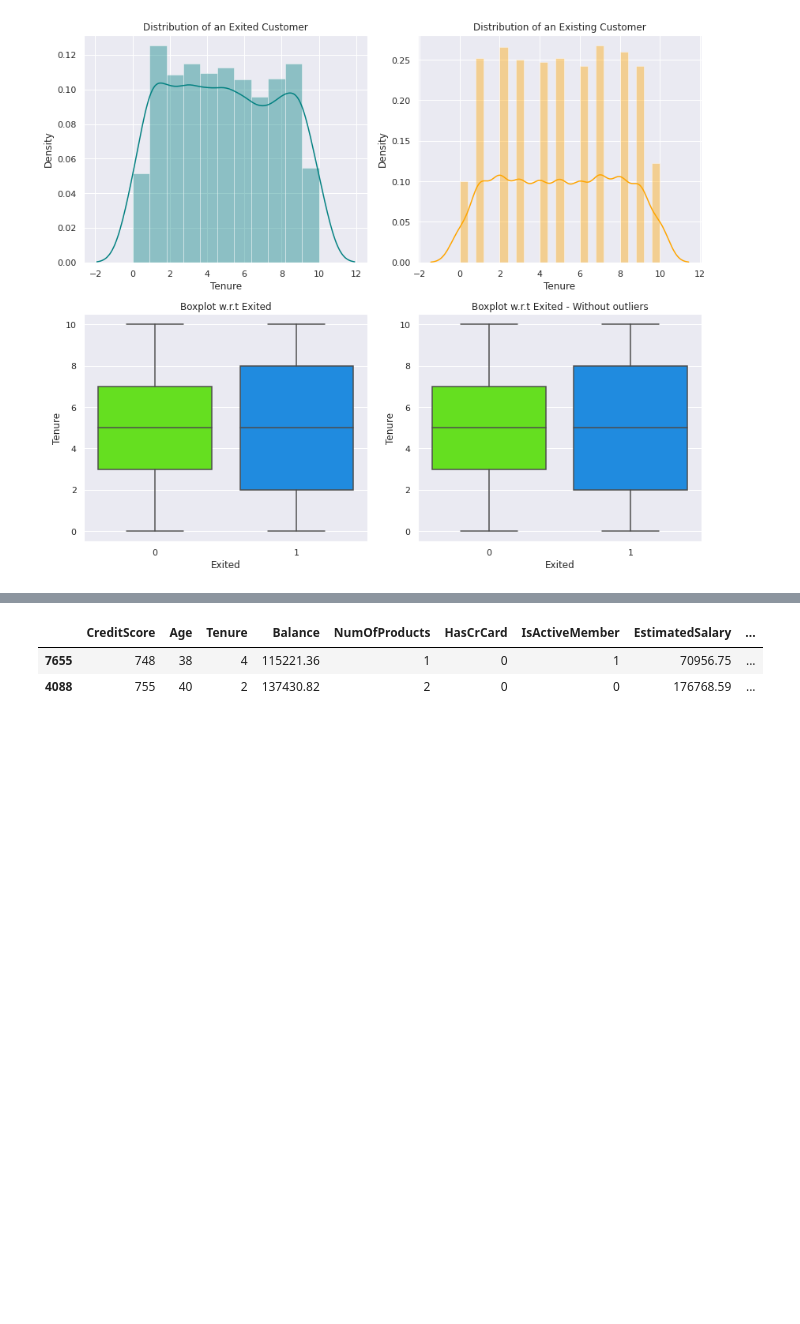
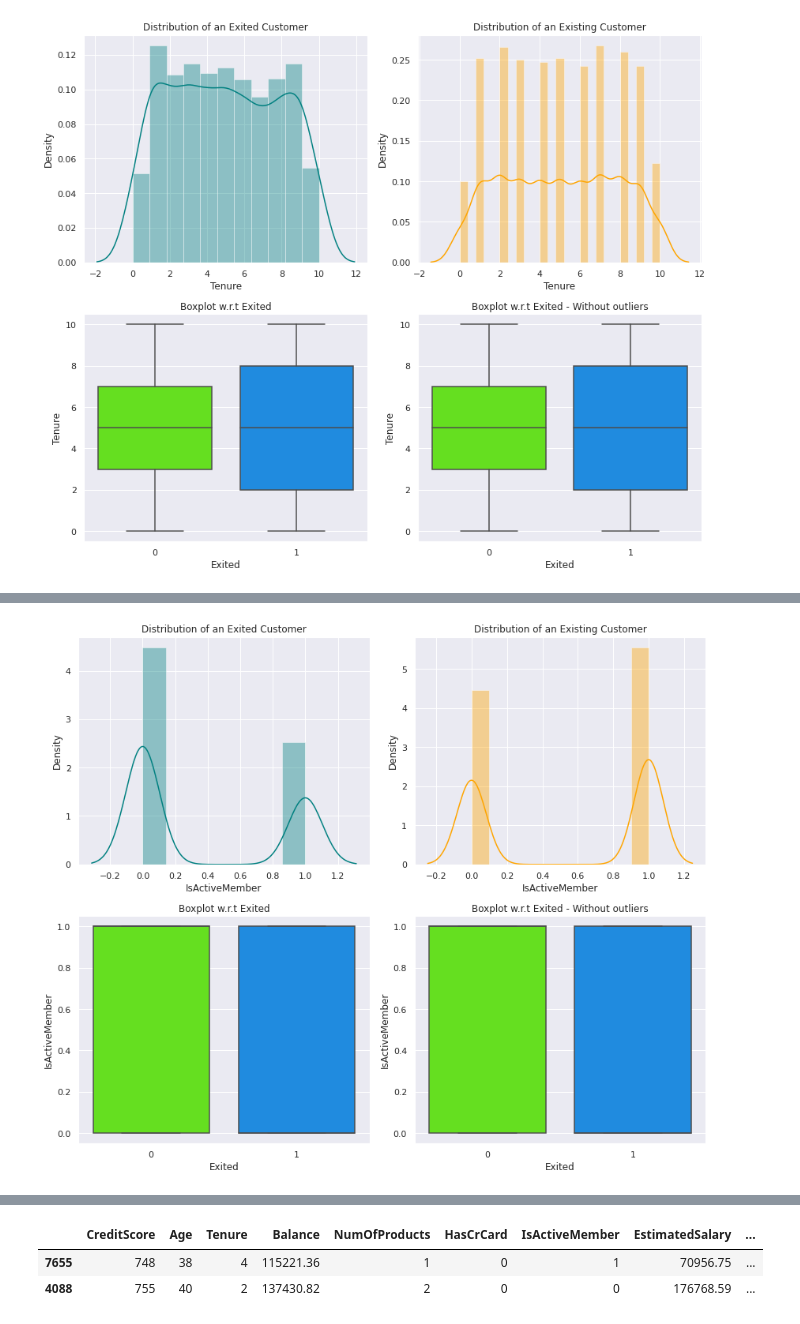
Before and after one commit to snegi5/hello-github, a Jupyter notebook: Module_7.ipynb, the cells around one changed output, grey strips where cells are left out. Cells and saved outputs as stored; diff of their text form; code cells hidden in the pictures; blank space fills up the shorter version.

```diff
--- a/Module_7.ipynb
+++ b/Module_7.ipynb
@@ -241,0 +256,4 @@ plot("Tenure")
+# %%
+plot("IsActiveMember")
+# %% [output]
+[figure, added]
```
Also changed, not shown: parts of 13 cells of this notebook.
